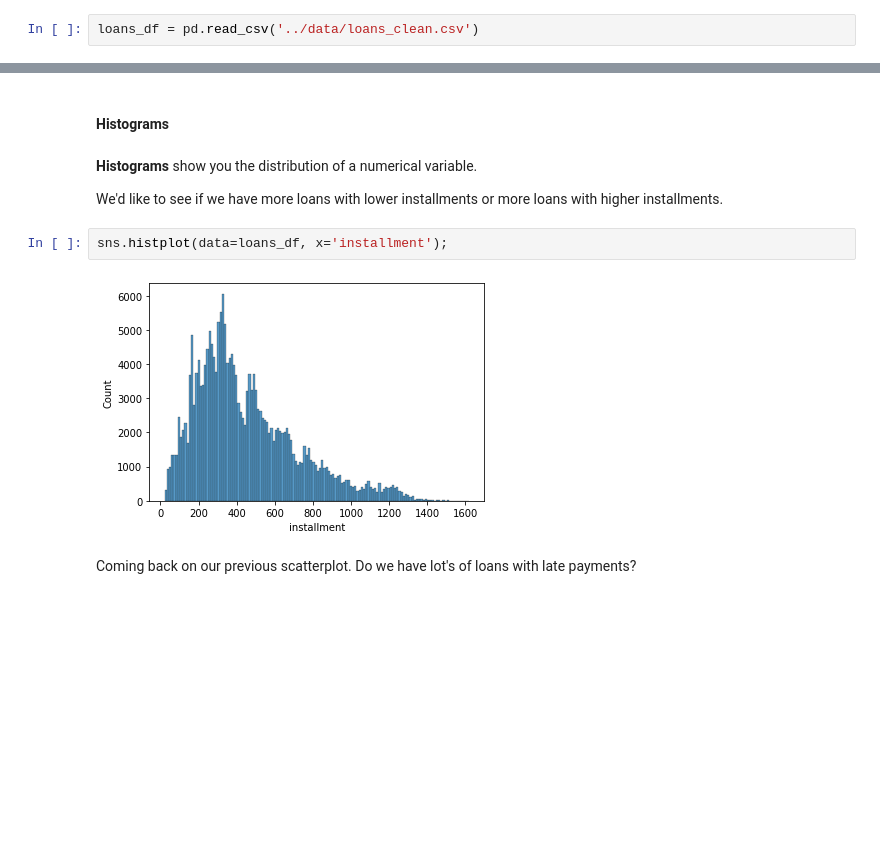
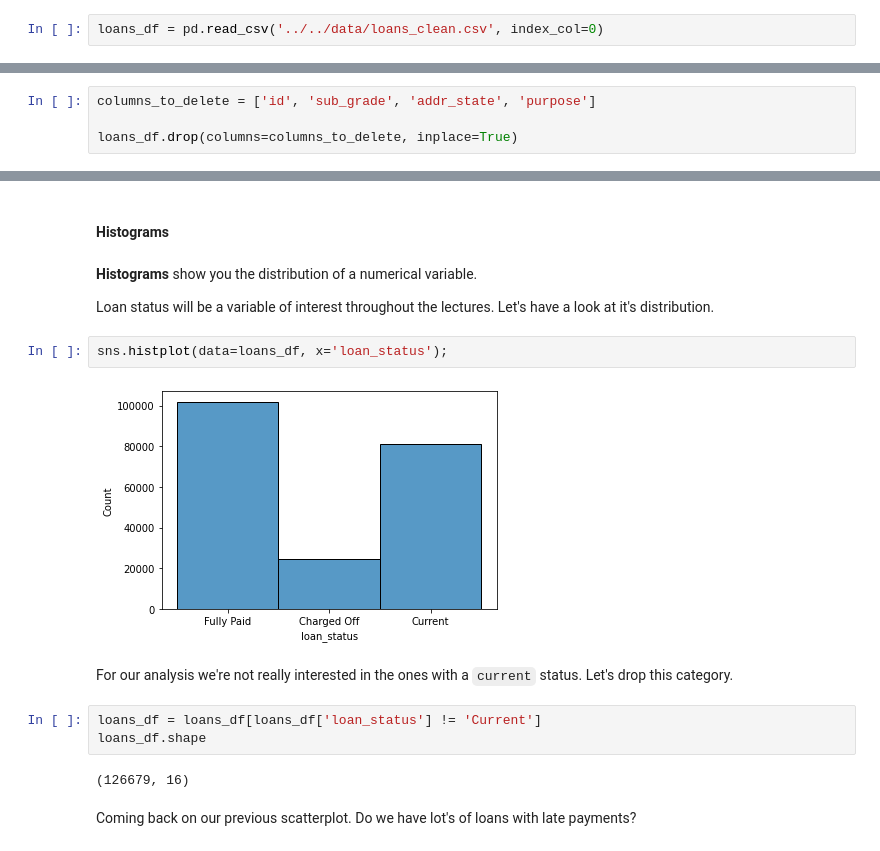
Before and after one commit to Michiel-DK/data_for_business, a Jupyter notebook: notebooks/livecode/day1_livecode.ipynb, the cells around one changed output, grey strips where cells are left out. Cells and saved outputs as stored; diff of their text form; blank space fills up the shorter version.

```diff
--- a/notebooks/day1_livecode.ipynb
+++ b/notebooks/livecode/day1_livecode.ipynb
@@ -7,7 +7,7 @@ import matplotlib.pyplot as plt
 # %% [markdown]
 ### Use pandas to read the csv
 # %%
-loans_df = pd.read_csv('../data/loans_clean.csv')
+loans_df = pd.read_csv('../../data/loans_clean.csv', index_col=0)
 # %% [markdown]
 ### Explore your dataframe
 # %% [markdown]
@@ -24,3 +26,7 @@ loans_df.head()
+# %%
+columns_to_delete = ['id', 'sub_grade', 'addr_state', 'purpose']
+
+loans_df.drop(columns=columns_to_delete, inplace=True)
 # %% [markdown]
 Use a method to check the `summary` of your numerical columns
 # %%
@@ -87,14 +89,21 @@ For further analysis let's create an extra column called `'has_late_fees'` where
 loans_df['has_late_fees'] = loans_df['total_rec_late_fee'] > 0
 # %% [markdown]
 #### Histograms
-# %% [markdown]
-**Histograms** show you the distribution of a numerical variable.
-
-We'd like to see if we have more loans with lower installments or more loans with higher installments.
+# %% [markdown]
+**Histograms** show you the distribution of a numerical variable.
+
+Loan status will be a variable of interest throughout the lectures. Let's have a look at it's distribution.
 # %%
-sns.histplot(data=loans_df, x='installment');
+sns.histplot(data=loans_df, x='loan_status');
 # %% [output]
-[figure, old version]
+[figure, new version]
+# %% [markdown]
+For our analysis we're not really interested in the ones with a `current` status. Let's drop this category.
+# %%
+loans_df = loans_df[loans_df['loan_status'] != 'Current']
+loans_df.shape
+# %% [output]
+(126679, 16)
 # %% [markdown]
 Coming back on our previous scatterplot. Do we have lot's of loans with late payments?
 # %%
```
Also changed, not shown: parts of 5 cells of this notebook, 25 other files.
